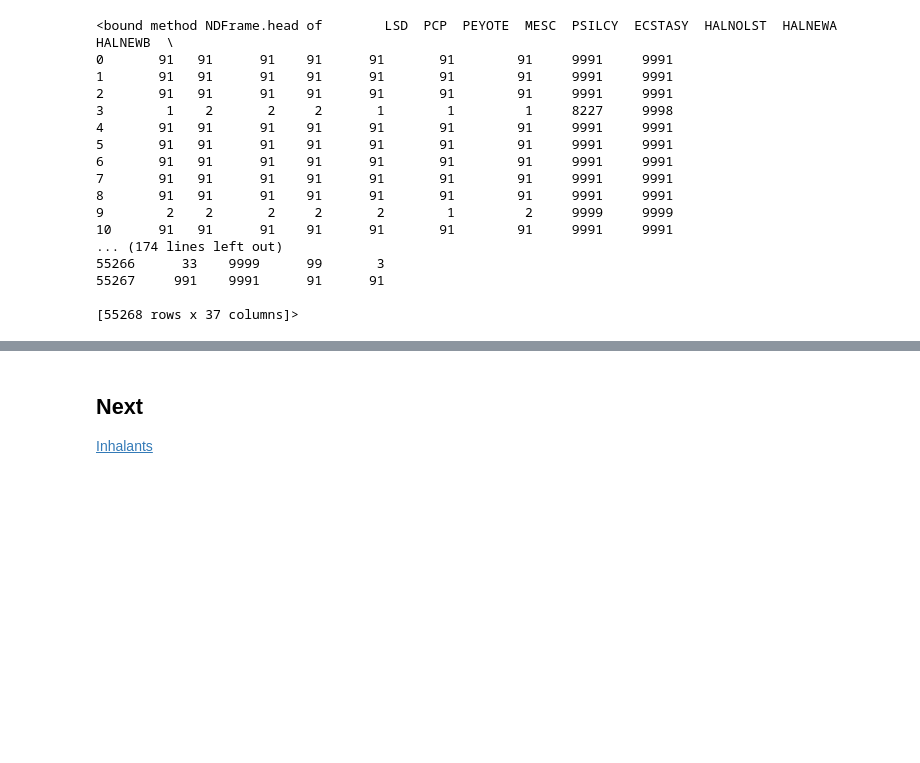
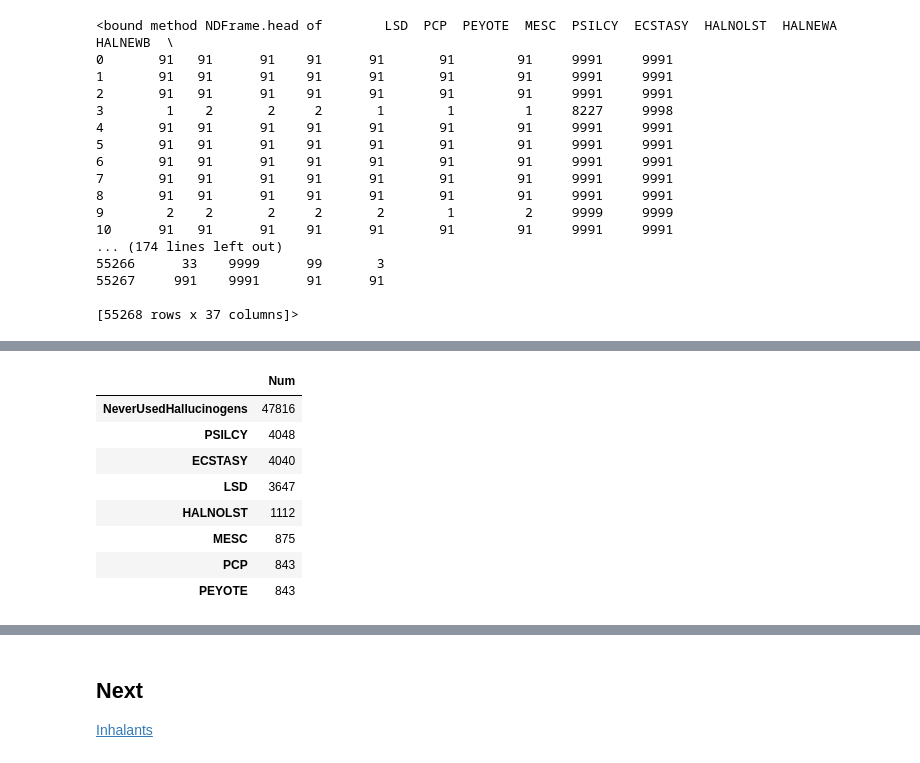
Before and after one commit to AliaAlaaElDinAdly/VA_Project, a Jupyter notebook: Hallucinogens.ipynb, the cells around one changed output, grey strips where cells are left out. Saved outputs shown, nothing was run; the diff lists cells and outputs as text; code cells hidden in the pictures; blank space fills up the shorter version.

```diff
--- a/Hallucinogens.ipynb
+++ b/Hallucinogens.ipynb
@@ -73,0 +72,25 @@ hallucinogens.query('LSD ==1 and PCP ==1 and PEYOTE == 1 ')
+# %%
+#Count the number using diffirent type of Hallucinogens
+Num_NeverUsedHallucinogens=hallucinogens.query('LSD ==91').shape[0]
+Num_LSD=hallucinogens.query('LSD ==1').shape[0]
+Num_PCP=hallucinogens.query('PCP ==1').shape[0]
+Num_PEYOTE=hallucinogens.query('PCP ==1').shape[0]
+Num_MESC=hallucinogens.query('MESC ==1').shape[0]
+Num_PSILCY=hallucinogens.query('PSILCY ==1').shape[0]
+Num_ECSTASY=hallucinogens.query('ECSTASY ==1').shape[0]
+Num_HALNOLST=hallucinogens.query('HALNOLST ==1').shape[0]
+Num__Hallucinogens =  {"Num":{"NeverUsedHallucinogens":Num_NeverUsedHallucinogens, "LSD":Num_LSD ,"PCP":Num_PCP,"PEYOTE":Num_PEYOTE,"MESC":Num_MESC,"PSILCY":Num_PSILCY,"ECSTASY":Num_ECSTASY,"HALNOLST":Num_HALNOLST}}
+
+
+DF_Num__Hallucinogens=pd.DataFrame(Num__Hallucinogens).sort_values('Num', ascending = False)
+DF_Num__Hallucinogens
+# %% [output]
+|  | Num |
+| NeverUsedHallucinogens | 47816 |
+| PSILCY | 4048 |
+| ECSTASY | 4040 |
+| LSD | 3647 |
+| HALNOLST | 1112 |
+| MESC | 875 |
+| PCP | 843 |
+| PEYOTE | 843 |
```
Also changed, not shown: parts of 9 cells of this notebook.
